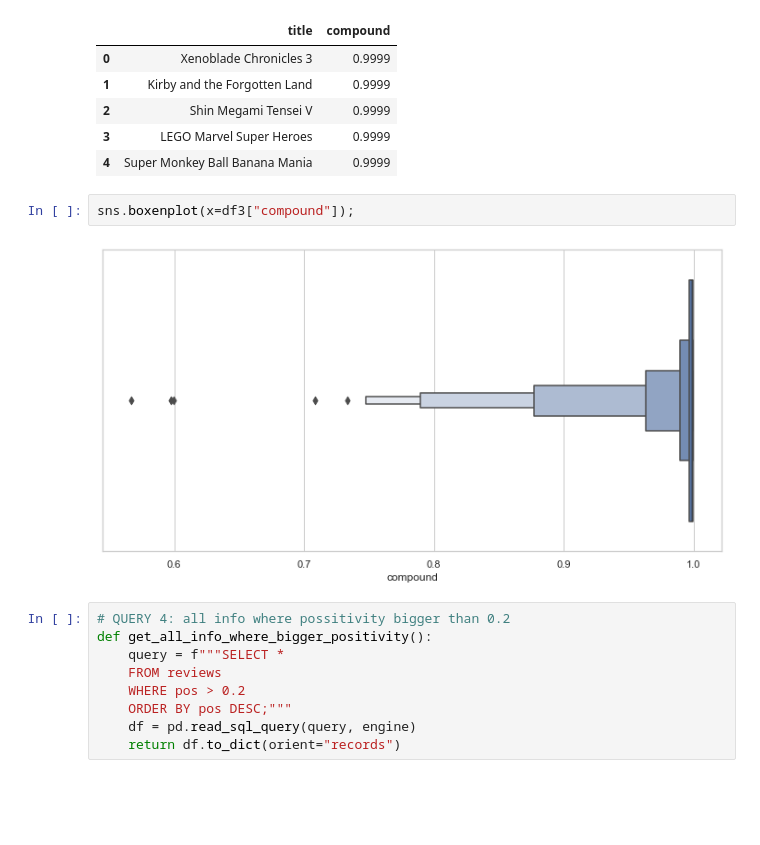
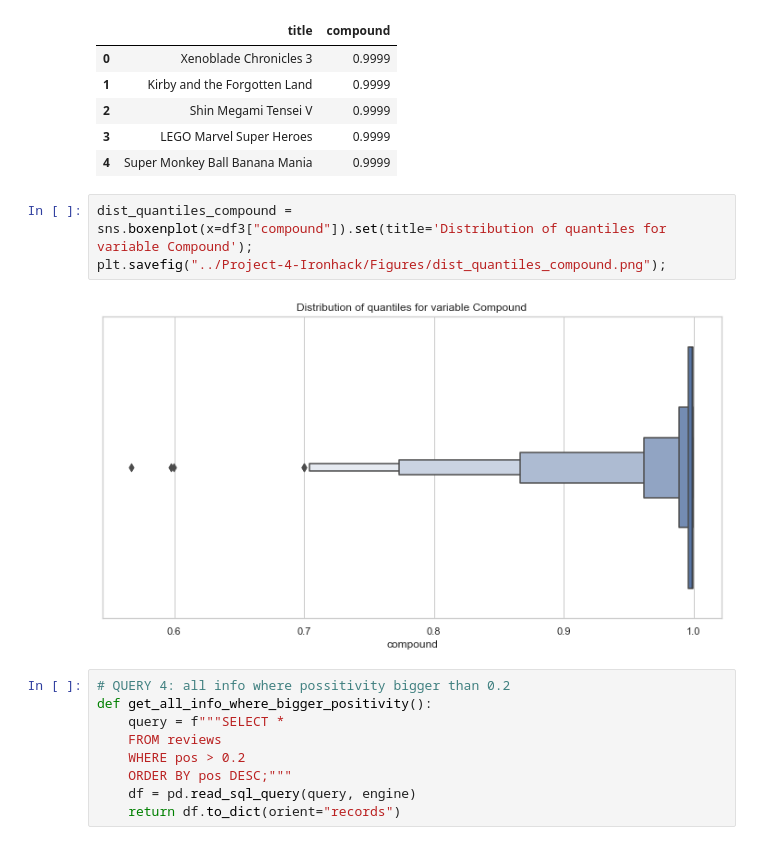
Before and after one commit to marcprz1992/Project-4-Ironhack, a Jupyter notebook: connecting_to_sql.ipynb, the cells around one changed output. Saved outputs shown, nothing was run; the diff lists cells and outputs as text; blank space fills up the shorter version.

```diff
--- a/connecting_to_sql.ipynb
+++ b/connecting_to_sql.ipynb
@@ -162,9 +176,10 @@ df3[:5]
 | 3 | LEGO Marvel Super Heroes | 0.9999 |
 | 4 | Super Monkey Ball Banana Mania | 0.9999 |
 # %%
-sns.boxenplot(x=df3["compound"]);
+dist_quantiles_compound = sns.boxenplot(x=df3["compound"]).set(title='Distribution of quantiles for variable Compound');
+plt.savefig("../Project-4-Ironhack/Figures/dist_quantiles_compound.png");
 # %% [output]
-[figure, old version]
+[figure, new version]
 # %%
 # QUERY 4: all info where possitivity bigger than 0.2
 def get_all_info_where_bigger_positivity():
```
Also changed, not shown: parts of 52 cells of this notebook, 28 other files.
